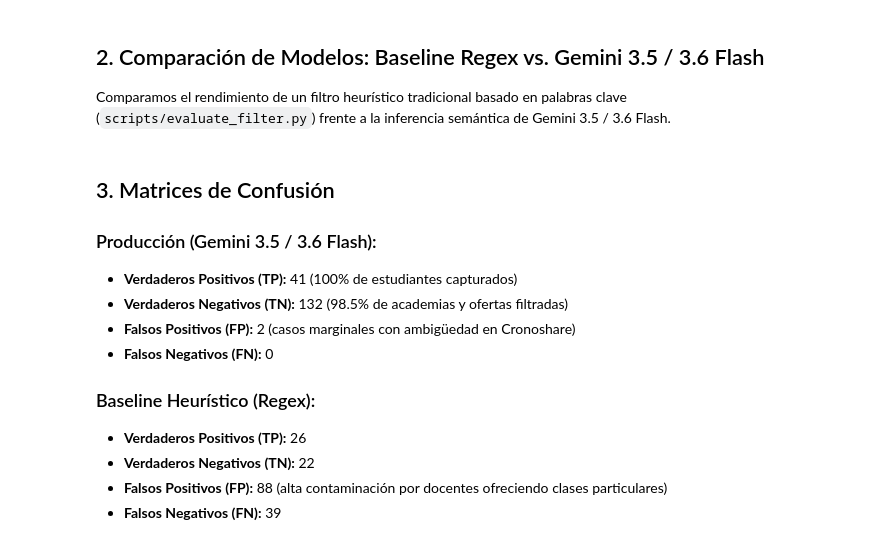
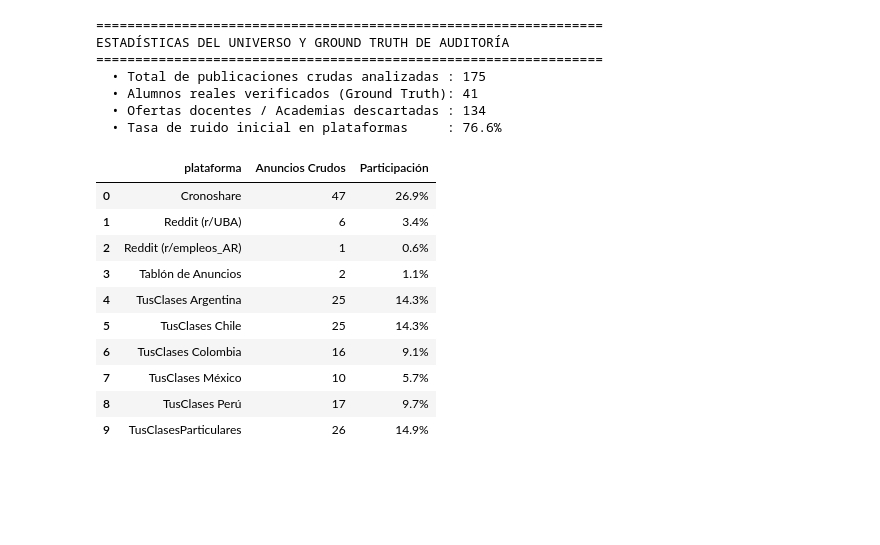
Before and after one commit to metecondrie/prospeccion-alumnos-ciencias, a Jupyter notebook: notebooks/evaluacion_clasificador.ipynb, the cells around one changed output. Saved outputs shown, nothing was run; the diff lists cells and outputs as text; code cells hidden in the pictures; blank space fills up the shorter version.

```diff
--- a/notebooks/evaluacion_clasificador.ipynb
+++ b/notebooks/evaluacion_clasificador.ipynb
@@ -20,22 +35,47 @@ Cargamos los 175 anuncios crudos obtenidos del rastreo multicanal (`data/extract
 # %%
 with open('../data/extracted_listings.json', 'r', encoding='utf-8') as f:
     raw_listings = json.load(f)
 
 with open('../data/dataset_canonico_auditado.json', 'r', encoding='utf-8') as f:
     canonical_leads = json.load(f)
 
 with open('../data/feedback_piloto_conversion.json', 'r', encoding='utf-8') as f:
     feedback_telemetry = json.load(f)
 
 total_anuncios = len(raw_listings)
 total_aprobados = len(canonical_leads)
 total_descartados = total_anuncios - total_aprobados
+tasa_ruido = (total_descartados / total_anuncios) * 100
 
-print(f"Total anuncios crudos analizados: {total_anuncios}")
-print(f"Alumnos reales verificados (Ground Truth): {total_aprobados}")
-print(f"Ofertas inadmisibles / Academias (Ground Truth): {total_descartados}")
-print(f"Tasa de ruido inicial en portales: {(total_descartados / total_anuncios) * 100:.1f}%")
+print("=" * 65)
+print("ESTADÍSTICAS DEL UNIVERSO Y GROUND TRUTH DE AUDITORÍA")
+print("=" * 65)
+print(f"  • Total de publicaciones crudas analizadas : {total_anuncios}")
+print(f"  • Alumnos reales verificados (Ground Truth): {total_aprobados}")
+print(f"  • Ofertas docentes / Academias descartadas : {total_descartados}")
+print(f"  • Tasa de ruido inicial en plataformas     : {tasa_ruido:.1f}%\n")
+
+# Desglose por plataforma
+df_raw = pd.DataFrame(raw_listings)
+plat_summary = df_raw.groupby('plataforma').size().reset_index(name='Anuncios Crudos')
+plat_summary['Participación'] = (plat_summary['Anuncios Crudos'] / total_anuncios * 100).map('{:.1f}%'.format)
+display(plat_summary)
+# %% [output]
+=================================================================
+ESTADÍSTICAS DEL UNIVERSO Y GROUND TRUTH DE AUDITORÍA
+=================================================================
+  • Total de publicaciones crudas analizadas : 175
+  • Alumnos reales verificados (Ground Truth): 41
+  • Ofertas docentes / Academias descartadas : 134
+  • Tasa de ruido inicial en plataformas     : 76.6%
+|  | plataforma | Anuncios Crudos | Participación |
+| 0 | Cronoshare | 47 | 26.9% |
+| 1 | Reddit (r/UBA) | 6 | 3.4% |
+| 2 | Reddit (r/empleos_AR) | 1 | 0.6% |
+| 3 | Tablón de Anuncios | 2 | 1.1% |
+| 4 | TusClases Argentina | 25 | 14.3% |
+| 5 | TusClases Chile | 25 | 14.3% |
+| 6 | TusClases Colombia | 16 | 9.1% |
+| 7 | TusClases México | 10 | 5.7% |
+| 8 | TusClases Perú | 17 | 9.7% |
+| 9 | TusClasesParticulares | 26 | 14.9% |
-# %% [markdown]
-## 2. Comparación de Modelos: Baseline Regex vs. Gemini 3.5 / 3.6 Flash
-
-Comparamos el rendimiento de un filtro heurístico tradicional basado en palabras clave (`scripts/evaluate_filter.py`) frente a la inferencia semántica de Gemini 3.5 / 3.6 Flash.
@@ -53,14 +81,0 @@ for met in ["precision", "recall", "specificity", "f1_score", "accuracy"]:
-# %% [markdown]
-## 3. Matrices de Confusión
-
-### Producción (Gemini 3.5 / 3.6 Flash):
-- **Verdaderos Positivos (TP):** 41 (100% de estudiantes capturados)
-- **Verdaderos Negativos (TN):** 132 (98.5% de academias y ofertas filtradas)
-- **Falsos Positivos (FP):** 2 (casos marginales con ambigüedad en Cronoshare)
-- **Falsos Negativos (FN):** 0
-
-### Baseline Heurístico (Regex):
-- **Verdaderos Positivos (TP):** 26
-- **Verdaderos Negativos (TN):** 22
-- **Falsos Positivos (FP):** 88 (alta contaminación por docentes ofreciendo clases particulares)
-- **Falsos Negativos (FN):** 39
```
Also changed, not shown: parts of 17 cells of this notebook, 2 other files.
